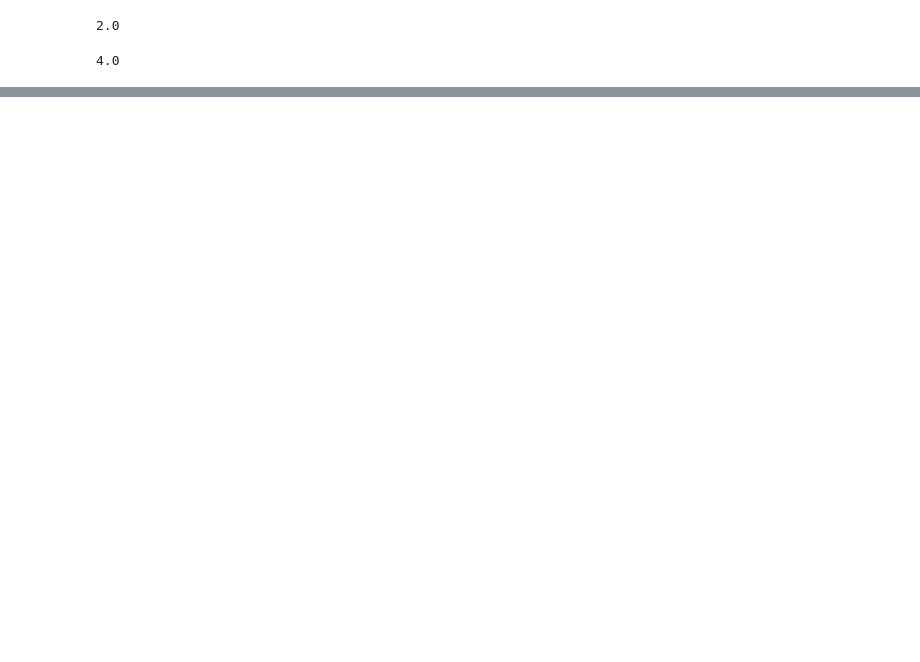
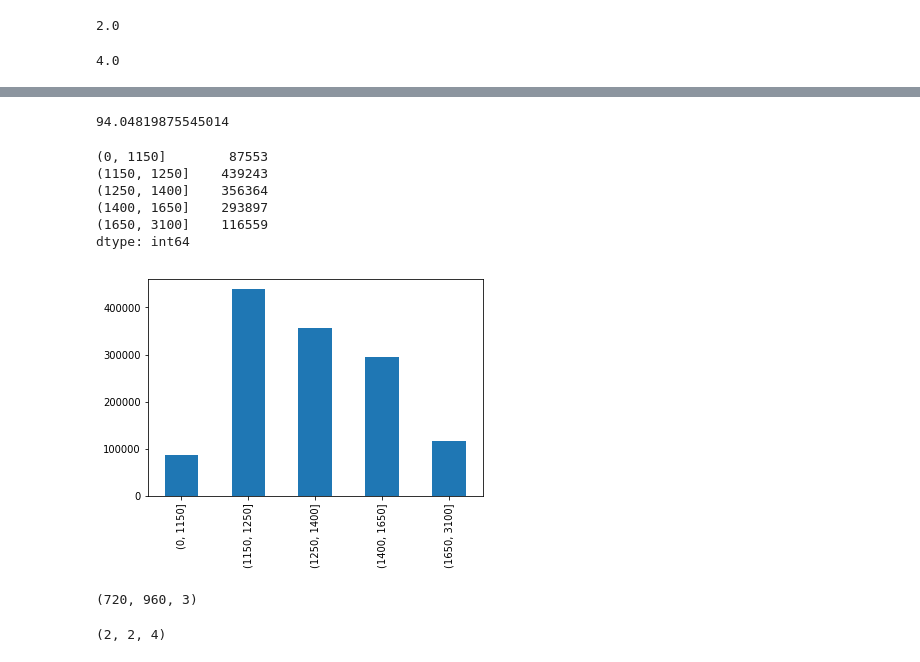
Before and after one commit to mizworski/AlphaSoccer, a Jupyter notebook: notebooks/preparing_board.ipynb, the cells around one changed output, grey strips where cells are left out. Cells and saved outputs as stored; diff of their text form; code cells hidden in the pictures; blank space fills up the shorter version.

```diff
--- a/notebooks/preparing_board.ipynb
+++ b/notebooks/preparing_board.ipynb
@@ -50,0 +88,10 @@ y = (2,3)
+# %%
+games = []
+game = ''
+parsing_game = False
+for line in lines:
+    if line == '' and game != '':
+        games.append(game)
+        game = ''
+    elif not line.startswith('['):
+        game += line
@@ -50,0 +169,34 @@ y = (2,3)
+# %%
+# path length per game
+average_game_path_len = list(map(lambda hist: sum(list(map(len, hist))), games_history_new))
+
+sum(average_game_path_len) / len(average_game_path_len)
+# %% [output]
+94.04819875545014
+# %%
+# count = 0
+# for line in lines:
+#     if 'Elo' in line:
+#         elo = re.findall('"([^"]*)"', line)[0]
+#         print(int(elo))
+
+elos = list(map(lambda line: int(re.findall('"([^"]*)"', line)[0]),filter(lambda line: 'Elo' in line, lines)))
+# %%
+elos_series = pd.Series(elos)
+# %%
+ranges = [0, 1150, 1250,1400, 1650, 3100]
+elos_ranges = elos_series.groupby(pd.cut(elos_series, ranges)).count()
+# %%
+elos_ranges
+# %% [output]
+(0, 1150]        87553
+(1150, 1250]    439243
+(1250, 1400]    356364
+(1400, 1650]    293897
+(1650, 3100]    116559
+dtype: int64
+# %%
+elos_ranges.plot.bar()
+plt.show()
+# %% [output]
+[figure, added]
@@ -50,0 +207,4 @@ y = (2,3)
+# %%
+img.shape
+# %% [output]
+(720, 960, 3)
@@ -51 +213,5 @@ y = (2,3)
+# %%
+x.shape
+# %% [output]
+(2, 2, 4)
 # %%
```
Also changed, not shown: parts of 35 cells of this notebook, 1 other file.
